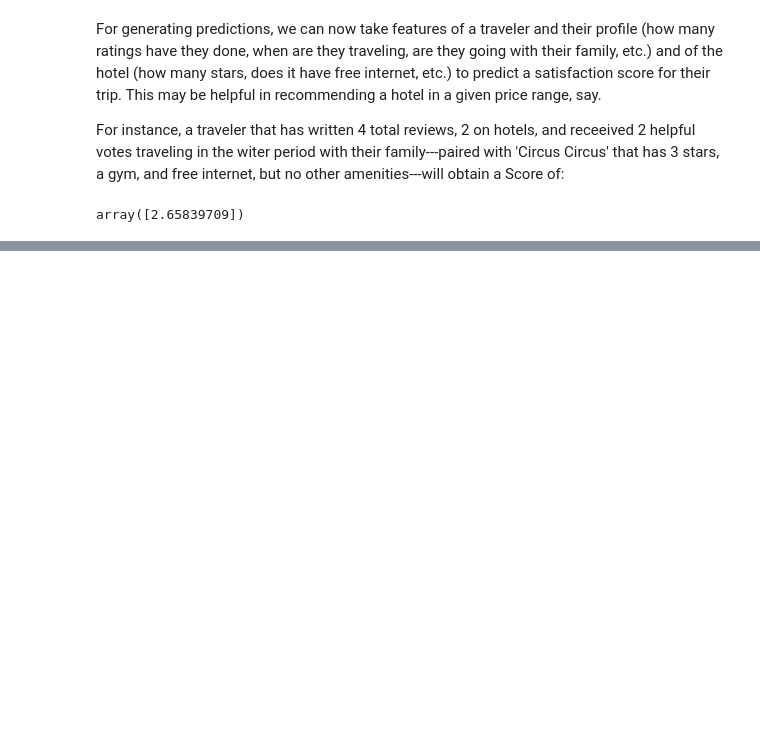
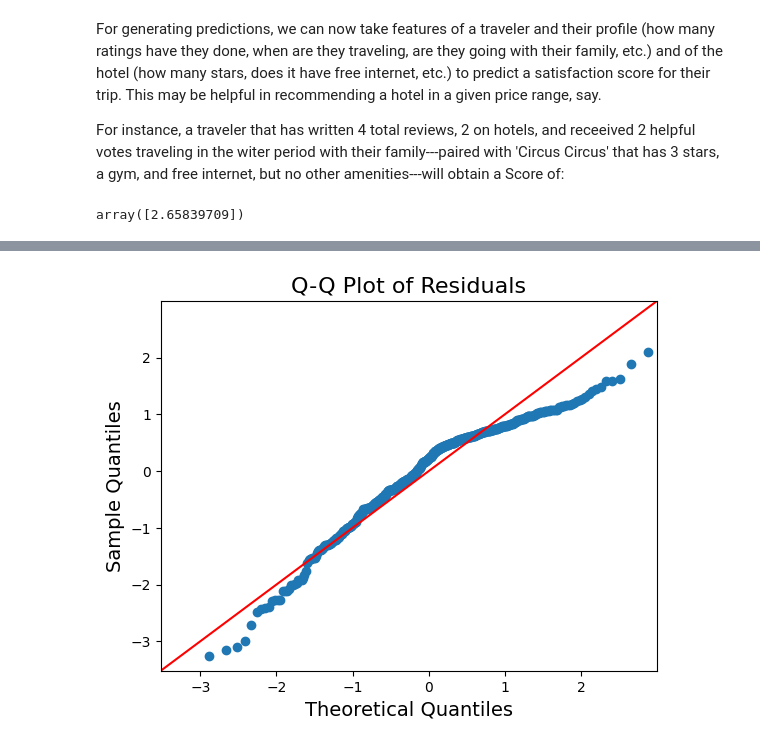
Before and after one commit to mj-brown/genbus656, a Jupyter notebook: Labs/GB886_II_8_LasVegasExample.ipynb, the cells around one changed output, grey strips where cells are left out. Saved outputs shown, nothing was run; the diff lists cells and outputs as text; code cells hidden in the pictures; blank space fills up the shorter version.

```diff
--- a/Labs/GB886_II_8_LasVegasExample.ipynb
+++ b/Labs/GB886_II_8_LasVegasExample.ipynb
@@ -239,0 +254,9 @@ array([2.65839709])
+# %%
+# Create a Q-Q plot to assess the normality of the residuals
+sm.qqplot(residuals, line ='45')
+plt.title('Q-Q Plot of Residuals', fontsize = 16)
+plt.xlabel('Theoretical Quantiles', fontsize = 14)
+plt.ylabel('Sample Quantiles', fontsize = 14)
+plt.show()
+# %% [output]
+[figure, added]
```
Also changed, not shown: parts of 4 cells of this notebook.
